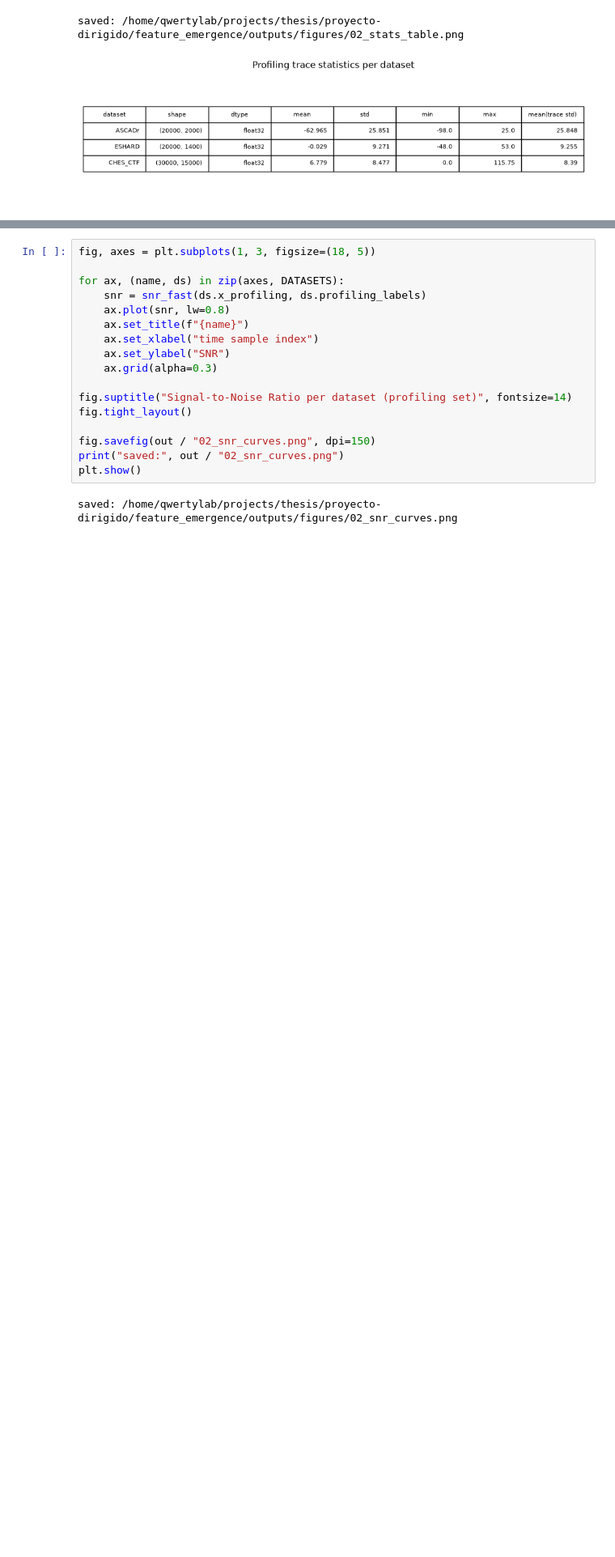
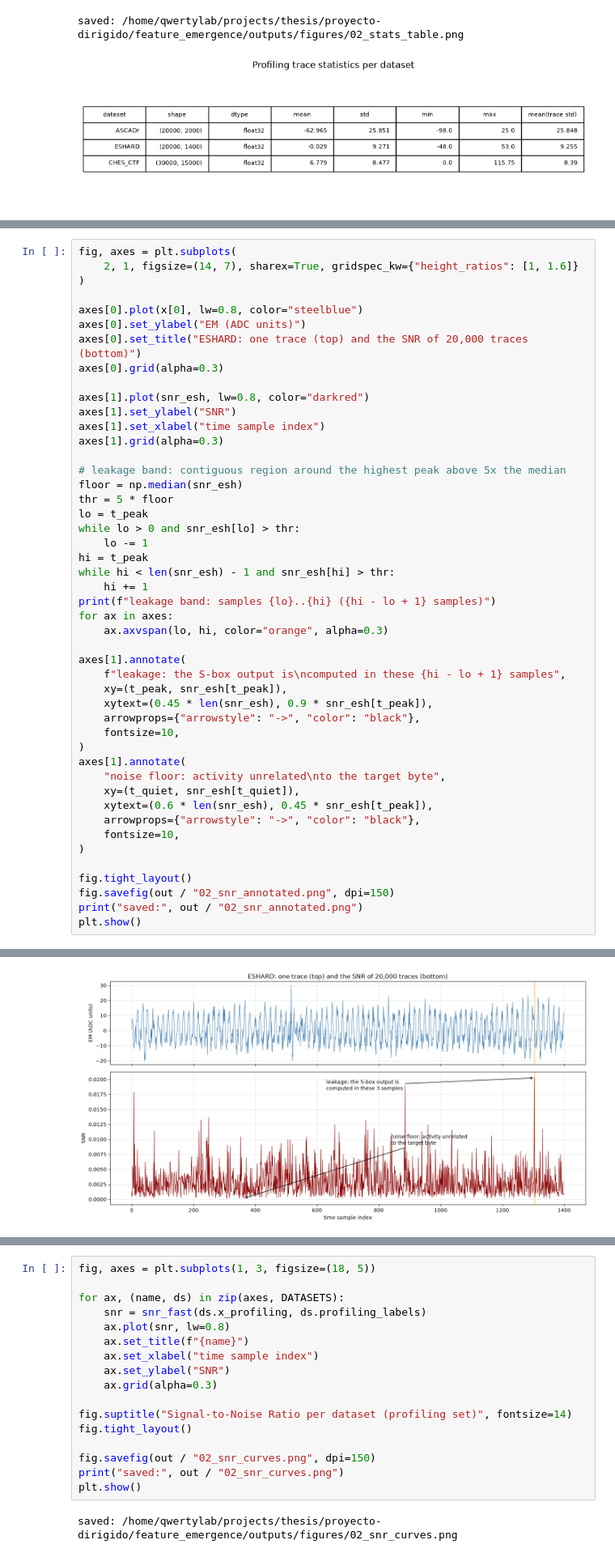
Before and after one commit to teravon/feature_emergence, a Jupyter notebook: docs/notebooks/01_the_data.ipynb, the cells around one changed output, grey strips where cells are left out. Shown at 81% size. Cells and saved outputs as stored; diff of their text form; blank space fills up the shorter version.

```diff
--- a/docs/notebooks/01_the_data.ipynb
+++ b/docs/notebooks/01_the_data.ipynb
@@ -216,0 +303,48 @@ saved: /home/qwertylab/projects/thesis/proyecto-dirigido/feature_emergence/outpu
+# %%
+fig, axes = plt.subplots(
+    2, 1, figsize=(14, 7), sharex=True, gridspec_kw={"height_ratios": [1, 1.6]}
+)
+
+axes[0].plot(x[0], lw=0.8, color="steelblue")
+axes[0].set_ylabel("EM (ADC units)")
+axes[0].set_title("ESHARD: one trace (top) and the SNR of 20,000 traces (bottom)")
+axes[0].grid(alpha=0.3)
+
+axes[1].plot(snr_esh, lw=0.8, color="darkred")
+axes[1].set_ylabel("SNR")
+axes[1].set_xlabel("time sample index")
+axes[1].grid(alpha=0.3)
+
+# leakage band: contiguous region around the highest peak above 5x the median
+floor = np.median(snr_esh)
+thr = 5 * floor
+lo = t_peak
+while lo > 0 and snr_esh[lo] > thr:
+    lo -= 1
+hi = t_peak
+while hi < len(snr_esh) - 1 and snr_esh[hi] > thr:
+    hi += 1
+print(f"leakage band: samples {lo}..{hi} ({hi - lo + 1} samples)")
+for ax in axes:
+    ax.axvspan(lo, hi, color="orange", alpha=0.3)
+
+axes[1].annotate(
+    f"leakage: the S-box output is\ncomputed in these {hi - lo + 1} samples",
+    xy=(t_peak, snr_esh[t_peak]),
+    xytext=(0.45 * len(snr_esh), 0.9 * snr_esh[t_peak]),
+    arrowprops={"arrowstyle": "->", "color": "black"},
+    fontsize=10,
+)
+axes[1].annotate(
+    "noise floor: activity unrelated\nto the target byte",
+    xy=(t_quiet, snr_esh[t_quiet]),
+    xytext=(0.6 * len(snr_esh), 0.45 * snr_esh[t_peak]),
+    arrowprops={"arrowstyle": "->", "color": "black"},
+    fontsize=10,
+)
+
+fig.tight_layout()
+fig.savefig(out / "02_snr_annotated.png", dpi=150)
+print("saved:", out / "02_snr_annotated.png")
+plt.show()
+# %% [output]
@@ -217 +353,2 @@ saved: /home/qwertylab/projects/thesis/proyecto-dirigido/feature_emergence/outpu
+[figure, added]
 # %% [markdown]
```
Also changed, not shown: parts of 6 cells of this notebook, 3 other files.
